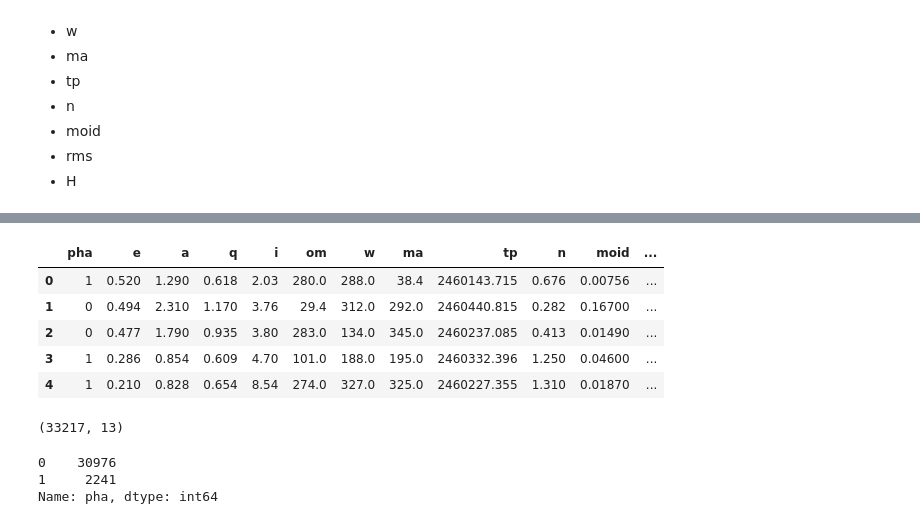
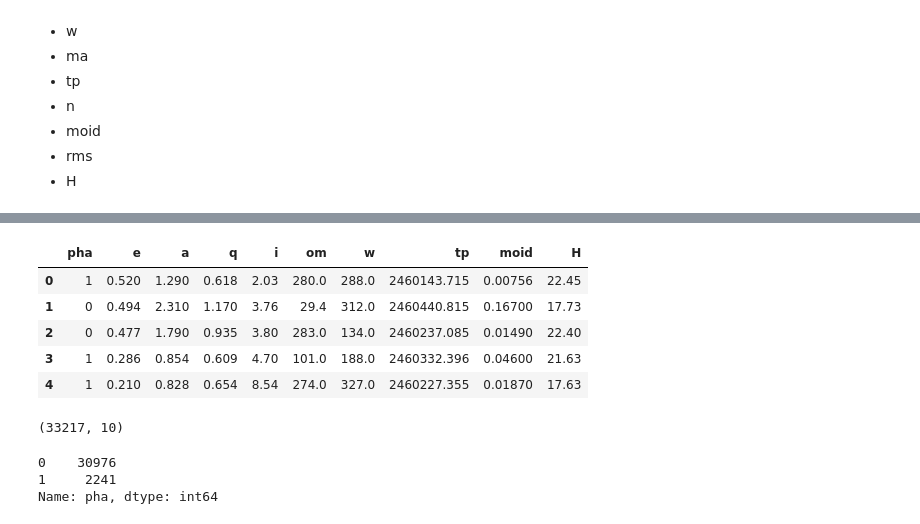
Before and after one commit to AndreCerry/Classification-of-Potentially-Hazardous-Asteroids, a Jupyter notebook: Projeto3.ipynb, the cells around one changed output, grey strips where cells are left out. Cells and saved outputs as stored; diff of their text form; code cells hidden in the pictures.

```diff
--- a/Projeto3.ipynb
+++ b/Projeto3.ipynb
@@ -185,0 +209,2 @@ df_asteroids.head(5)
+# %%
+df_asteroids.dropna(inplace=True)
@@ -312,19 +324,19 @@ Analisando as correlações entre nossas variáveis, podemos selecionar as mais
 # %%
 # Selecionando as variáveis que utilizaremos no modelo
-df_asteroids_selected = df_asteroids[['pha', 'e', 'a', 'q', 'i', 'om', 'w', 'ma', 'tp', 'n', 'moid', 'rms', 'H']]
+df_asteroids_selected = df_asteroids[['pha', 'e', 'a', 'q', 'i', 'om', 'w', 'tp', 'moid', 'H']]
 df_asteroids_selected.head(5)
 # %% [output]
-|  | pha | e | a | q | i | om | w | ma | tp | n | moid | ... |
-| 0 | 1 | 0.520 | 1.290 | 0.618 | 2.03 | 280.0 | 288.0 | 38.4 | 2460143.715 | 0.676 | 0.00756 | ... |
-| 1 | 0 | 0.494 | 2.310 | 1.170 | 3.76 | 29.4 | 312.0 | 292.0 | 2460440.815 | 0.282 | 0.16700 | ... |
-| 2 | 0 | 0.477 | 1.790 | 0.935 | 3.80 | 283.0 | 134.0 | 345.0 | 2460237.085 | 0.413 | 0.01490 | ... |
-| 3 | 1 | 0.286 | 0.854 | 0.609 | 4.70 | 101.0 | 188.0 | 195.0 | 2460332.396 | 1.250 | 0.04600 | ... |
-| 4 | 1 | 0.210 | 0.828 | 0.654 | 8.54 | 274.0 | 327.0 | 325.0 | 2460227.355 | 1.310 | 0.01870 | ... |
+|  | pha | e | a | q | i | om | w | tp | moid | H |
+| 0 | 1 | 0.520 | 1.290 | 0.618 | 2.03 | 280.0 | 288.0 | 2460143.715 | 0.00756 | 22.45 |
+| 1 | 0 | 0.494 | 2.310 | 1.170 | 3.76 | 29.4 | 312.0 | 2460440.815 | 0.16700 | 17.73 |
+| 2 | 0 | 0.477 | 1.790 | 0.935 | 3.80 | 283.0 | 134.0 | 2460237.085 | 0.01490 | 22.40 |
+| 3 | 1 | 0.286 | 0.854 | 0.609 | 4.70 | 101.0 | 188.0 | 2460332.396 | 0.04600 | 21.63 |
+| 4 | 1 | 0.210 | 0.828 | 0.654 | 8.54 | 274.0 | 327.0 | 2460227.355 | 0.01870 | 17.63 |
 # %%
 # Verificando as dimensões do dataframe
 df_asteroids_selected.shape
 # %% [output]
-(33217, 13)
+(33217, 10)
 # %%
 # Verificando a quantidade de asteroides pha(1) e não pha(0)
 df_asteroids_selected['pha'].value_counts()
```
Also changed, not shown: parts of 13 cells of this notebook.
